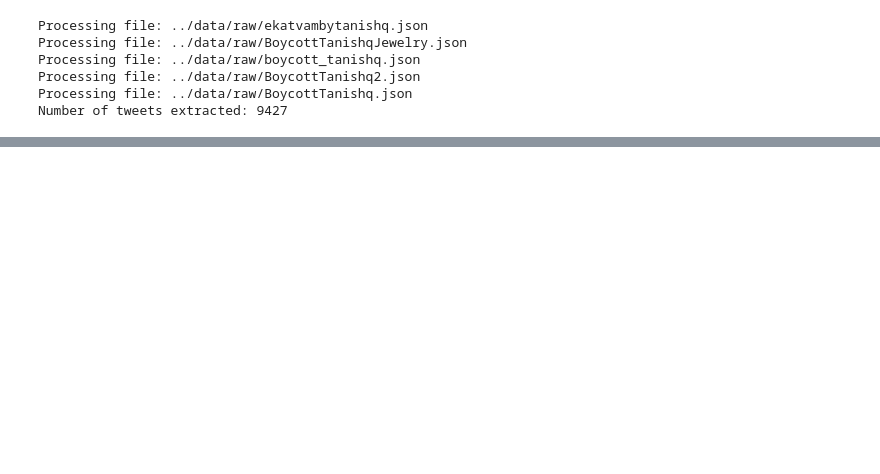
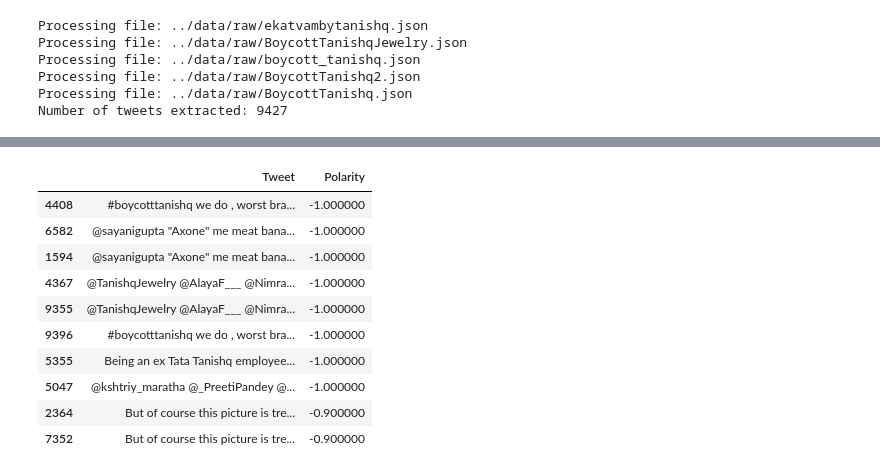
Before and after one commit to mamunm/sentiment_analysis, a Jupyter notebook: notebooks/preliminary_data_assessment.ipynb, the cells around one changed output, grey strips where cells are left out. Saved outputs shown, nothing was run; the diff lists cells and outputs as text; code cells hidden in the pictures; blank space fills up the shorter version.

```diff
--- a/notebooks/preliminary_data_assessment.ipynb
+++ b/notebooks/preliminary_data_assessment.ipynb
@@ -48,0 +112,15 @@ tanishq_data
+# %%
+pd.set_option('display.width', 1000)
+tanishq_data[['Tweet', 'Polarity']].sort_values(by='Polarity').head(10).style.background_gradient()
+# %% [output]
+|  | Tweet | Polarity |
+| 4408 | #boycotttanishq we do , worst bra... | -1.000000 |
+| 6582 | @sayanigupta "Axone" me meat bana... | -1.000000 |
+| 1594 | @sayanigupta "Axone" me meat bana... | -1.000000 |
+| 4367 | @TanishqJewelry @AlayaF___ @Nimra... | -1.000000 |
+| 9355 | @TanishqJewelry @AlayaF___ @Nimra... | -1.000000 |
+| 9396 | #boycotttanishq we do , worst bra... | -1.000000 |
+| 5355 | Being an ex Tata Tanishq employee... | -1.000000 |
+| 5047 | @kshtriy_maratha @_PreetiPandey @... | -1.000000 |
+| 2364 | But of course this picture is tre... | -0.900000 |
+| 7352 | But of course this picture is tre... | -0.900000 |
```
Also changed, not shown: parts of 13 cells of this notebook, 3 other files.
